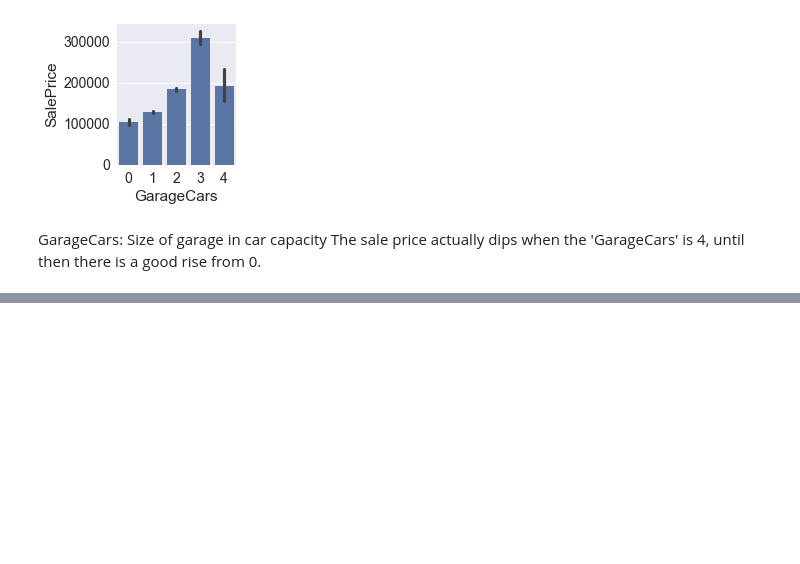
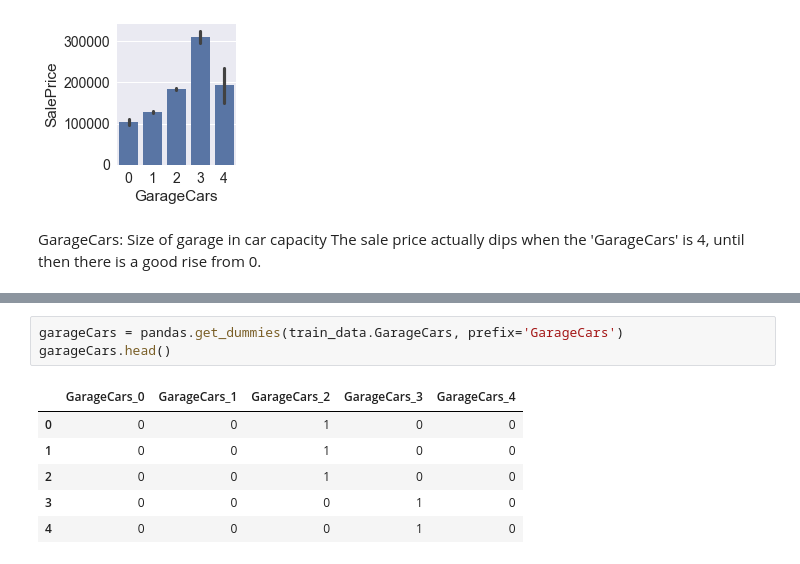
Before and after one commit to ppontryagin/kaggle_team_kernels, a Jupyter notebook: House_Prices_Advanced_Regression_Techniques.ipynb, the cells around one changed output, grey strips where cells are left out. Cells and saved outputs as stored; diff of their text form; blank space fills up the shorter version.

```diff
--- a/House_Prices_Advanced_Regression_Techniques.ipynb
+++ b/House_Prices_Advanced_Regression_Techniques.ipynb
@@ -280,0 +308,10 @@ The sale price actually dips when the 'GarageCars' is 4, until then there is a g
+# %%
+garageCars = pandas.get_dummies(train_data.GarageCars, prefix='GarageCars')
+garageCars.head()
+# %% [output]
+|  | GarageCars_0 | GarageCars_1 | GarageCars_2 | GarageCars_3 | GarageCars_4 |
+| 0 | 0 | 0 | 1 | 0 | 0 |
+| 1 | 0 | 0 | 1 | 0 | 0 |
+| 2 | 0 | 0 | 1 | 0 | 0 |
+| 3 | 0 | 0 | 0 | 1 | 0 |
+| 4 | 0 | 0 | 0 | 1 | 0 |
```
Also changed, not shown: parts of 6 cells of this notebook.
